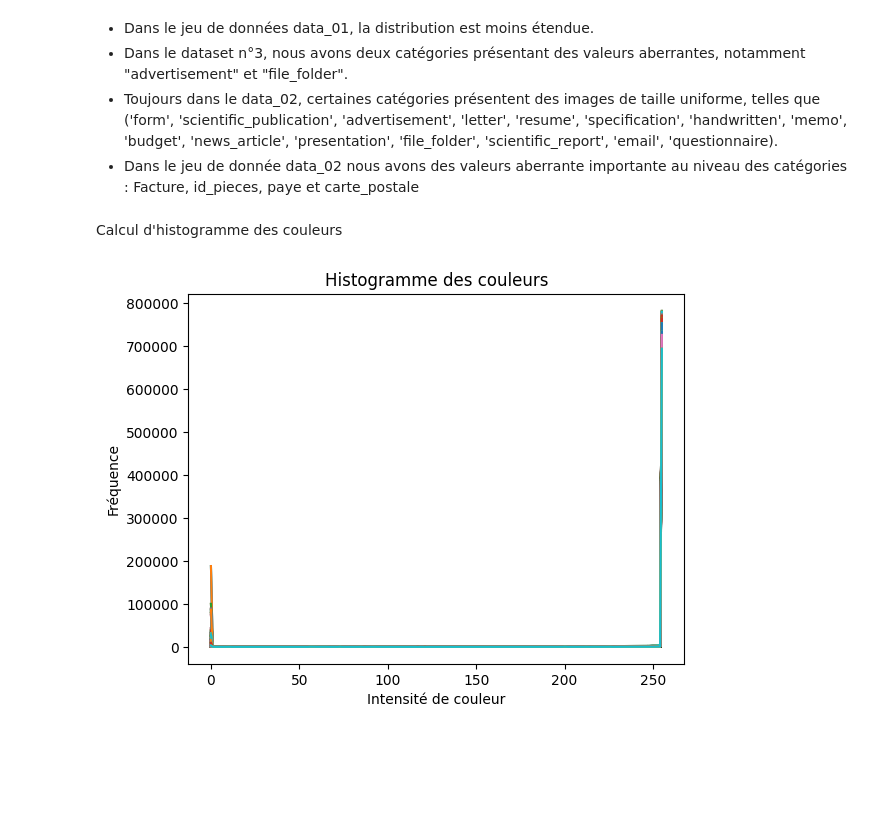
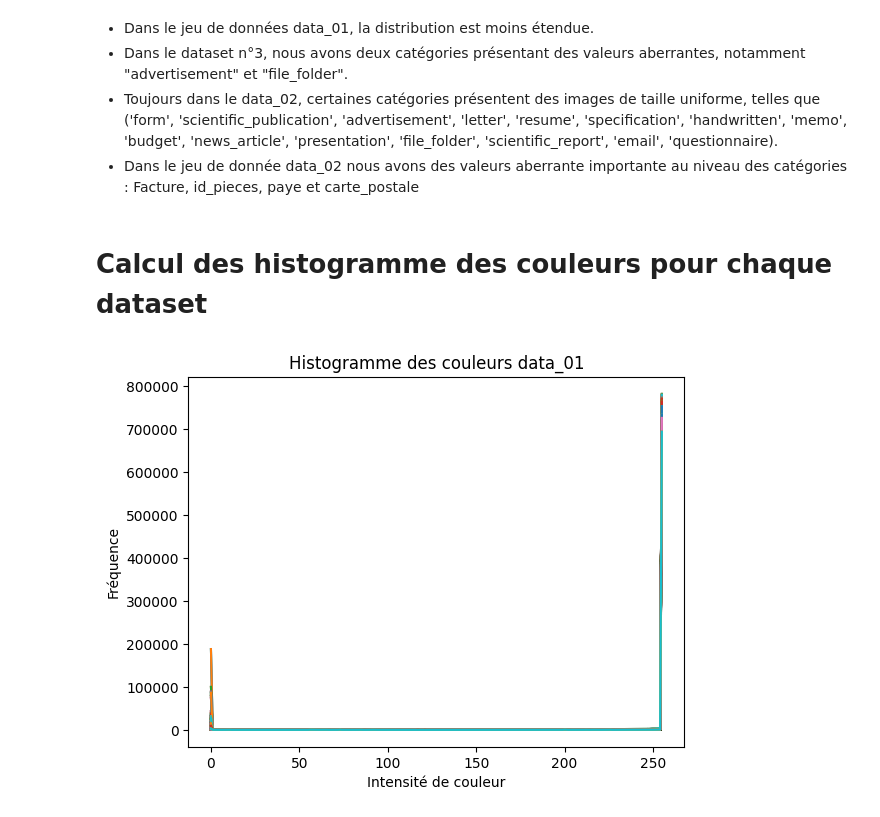
Before and after one commit to HSrbyte/doc-classifier, a Jupyter notebook: notebooks/02-benkou-data-visualisation.ipynb, the cells around one changed output. Drawn from its saved outputs; the diff is of its cells as text; code cells hidden in the pictures; blank space fills up the shorter version.

Commit message:
add visualisation 03

```diff
--- a/notebooks/02-benkou-data-visualisation.ipynb
+++ b/notebooks/02-benkou-data-visualisation.ipynb
@@ -181,5 +176,5 @@ No artists with labels found to put in legend.  Note that artists whose label st
 - Dans le dataset n°3, nous avons deux catégories présentant des valeurs aberrantes, notamment "advertisement" et "file_folder".
 - Toujours dans le data_02, certaines catégories présentent des images de taille uniforme, telles que ('form', 'scientific_publication', 'advertisement', 'letter', 'resume', 'specification', 'handwritten', 'memo', 'budget', 'news_article', 'presentation', 'file_folder', 'scientific_report', 'email', 'questionnaire).
 - Dans le jeu de donnée data_02 nous avons des valeurs aberrante importante au niveau des catégories : Facture, id_pieces, paye et carte_postale
-# %% [markdown]
-Calcul d'histogramme des couleurs
+# %% [markdown]
+# Calcul des histogramme des couleurs pour chaque dataset
@@ -186,31 +183,29 @@ Calcul d'histogramme des couleurs
 # %%
 from src import compute_color_histogram
 
 import os
 import cv2
 import matplotlib.pyplot as plt
 
 # Chemin vers le dossier contenant les images
 image_folder = 'data/raw/data_01/images'
 
 # Liste pour stocker les histogrammes de couleur
 all_histograms = []
 
 # Parcourir tous les fichiers d'images dans le dossier
 for filename in os.listdir(image_folder):
 
     image_path = os.path.join(image_folder, filename)
     histograms = compute_color_histogram(image_path)
     all_histograms.extend(histograms)
 
 # Affichage des histogrammes de couleur
 for histogram in all_histograms:
     plt.plot(histogram)
-plt.title('Histogramme des couleurs')
+plt.title('Histogramme des couleurs data_01')
 plt.xlabel('Intensité de couleur')
 plt.ylabel('Fréquence')
 plt.show()
 # %% [output]
-[figure, old version]
+[figure, new version]
-# %% [markdown]
-#
```
Also changed, not shown: parts of 9 cells of this notebook.
